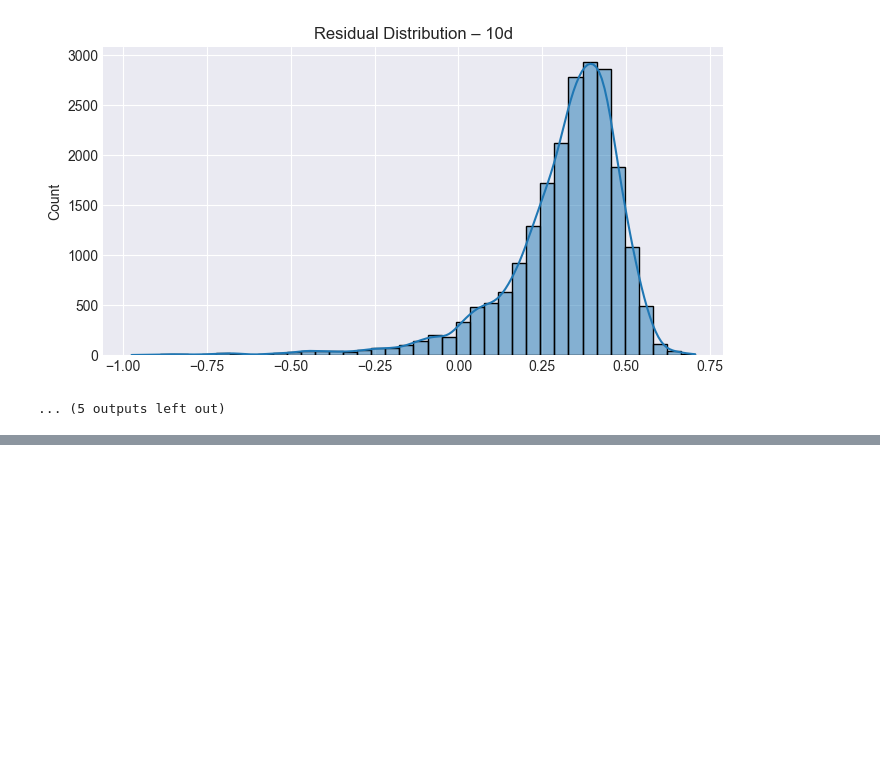
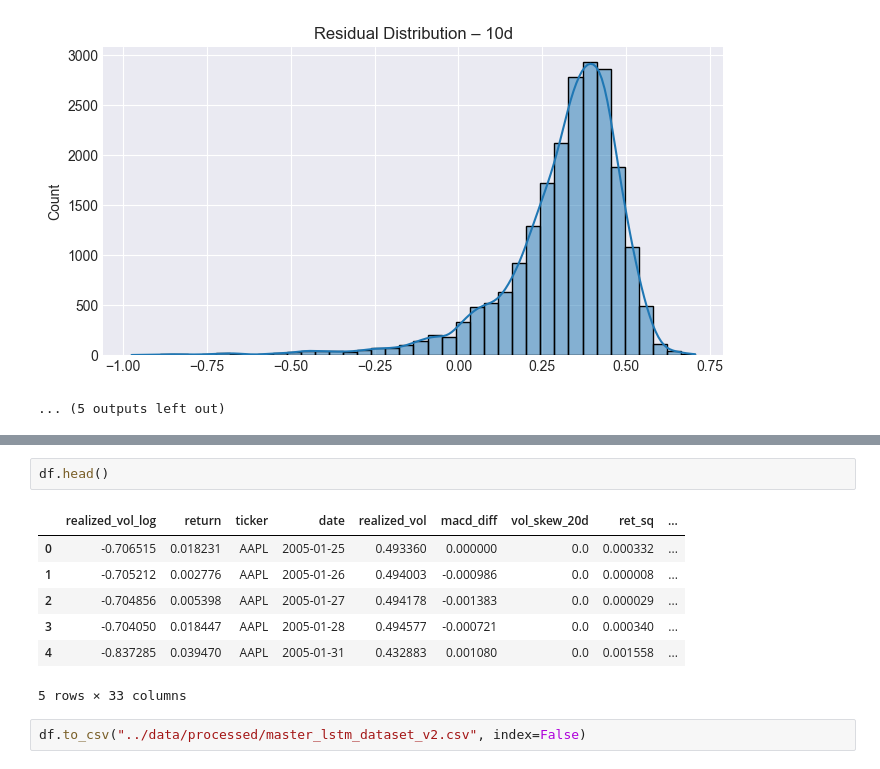
Before and after one commit to rahulmkarthik/VolSense, a Jupyter notebook: notebooks/test_api.ipynb, the cells around one changed output, grey strips where cells are left out. Drawn from its saved outputs; the diff is of its cells as text; blank space fills up the shorter version.

```diff
--- a/notebooks/test_api.ipynb
+++ b/notebooks/test_api.ipynb
@@ -372,0 +359,12 @@ except Exception as e:
+# %%
+df.head()
+# %% [output]
+|  | realized_vol_log | return | ticker | date | realized_vol | macd_diff | vol_skew_20d | ret_sq | ... |
+| 0 | -0.706515 | 0.018231 | AAPL | 2005-01-25 | 0.493360 | 0.000000 | 0.0 | 0.000332 | ... |
+| 1 | -0.705212 | 0.002776 | AAPL | 2005-01-26 | 0.494003 | -0.000986 | 0.0 | 0.000008 | ... |
+| 2 | -0.704856 | 0.005398 | AAPL | 2005-01-27 | 0.494178 | -0.001383 | 0.0 | 0.000029 | ... |
+| 3 | -0.704050 | 0.018447 | AAPL | 2005-01-28 | 0.494577 | -0.000721 | 0.0 | 0.000340 | ... |
+| 4 | -0.837285 | 0.039470 | AAPL | 2005-01-31 | 0.432883 | 0.001080 | 0.0 | 0.001558 | ... |
+5 rows × 33 columns
+# %%
+df.to_csv("../data/processed/master_lstm_dataset_v2.csv", index=False)
```
Also changed, not shown: parts of 5 cells of this notebook, 1 other file.
